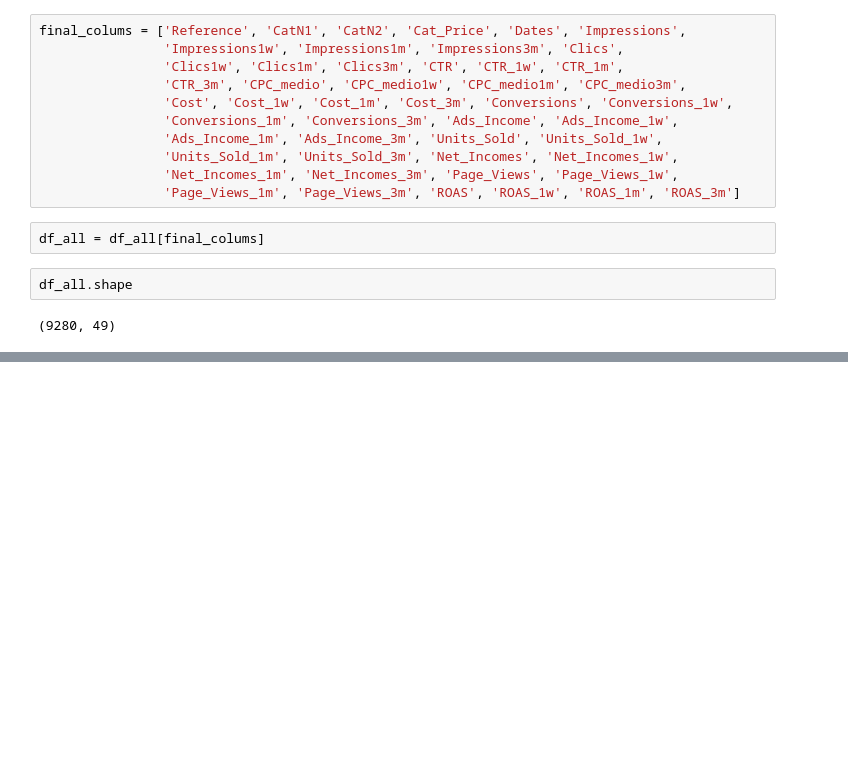
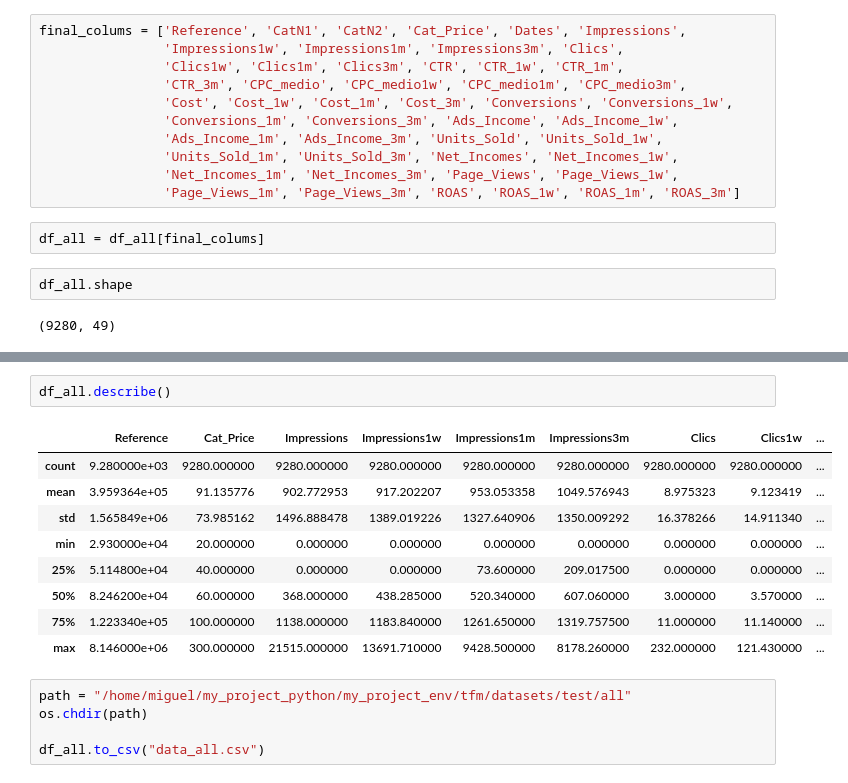
Before and after one commit to trimiguel/tfm, a Jupyter notebook: notebooks/C07_Final_Dataset.ipynb, the cells around one changed output, grey strips where cells are left out. Cells and saved outputs as stored; diff of their text form; blank space fills up the shorter version.

Commit message:
starting test study

```diff
--- a/notebooks/C07_Final_Dataset.ipynb
+++ b/notebooks/C07_Final_Dataset.ipynb
@@ -748,0 +758,17 @@ df_all.shape
+# %%
+df_all.describe()
+# %% [output]
+|  | Reference | Cat_Price | Impressions | Impressions1w | Impressions1m | Impressions3m | Clics | Clics1w | ... |
+| count | 9.280000e+03 | 9280.000000 | 9280.000000 | 9280.000000 | 9280.000000 | 9280.000000 | 9280.000000 | 9280.000000 | ... |
+| mean | 3.959364e+05 | 91.135776 | 902.772953 | 917.202207 | 953.053358 | 1049.576943 | 8.975323 | 9.123419 | ... |
+| std | 1.565849e+06 | 73.985162 | 1496.888478 | 1389.019226 | 1327.640906 | 1350.009292 | 16.378266 | 14.911340 | ... |
+| min | 2.930000e+04 | 20.000000 | 0.000000 | 0.000000 | 0.000000 | 0.000000 | 0.000000 | 0.000000 | ... |
+| 25% | 5.114800e+04 | 40.000000 | 0.000000 | 0.000000 | 73.600000 | 209.017500 | 0.000000 | 0.000000 | ... |
+| 50% | 8.246200e+04 | 60.000000 | 368.000000 | 438.285000 | 520.340000 | 607.060000 | 3.000000 | 3.570000 | ... |
+| 75% | 1.223340e+05 | 100.000000 | 1138.000000 | 1183.840000 | 1261.650000 | 1319.757500 | 11.000000 | 11.140000 | ... |
+| max | 8.146000e+06 | 300.000000 | 21515.000000 | 13691.710000 | 9428.500000 | 8178.260000 | 232.000000 | 121.430000 | ... |
+# %%
+path = "/home/miguel/my_project_python/my_project_env/tfm/datasets/test/all"
+os.chdir(path)
+
+df_all.to_csv("data_all.csv")
```
Also changed, not shown: parts of 1 cell of this notebook, 7 other files.
